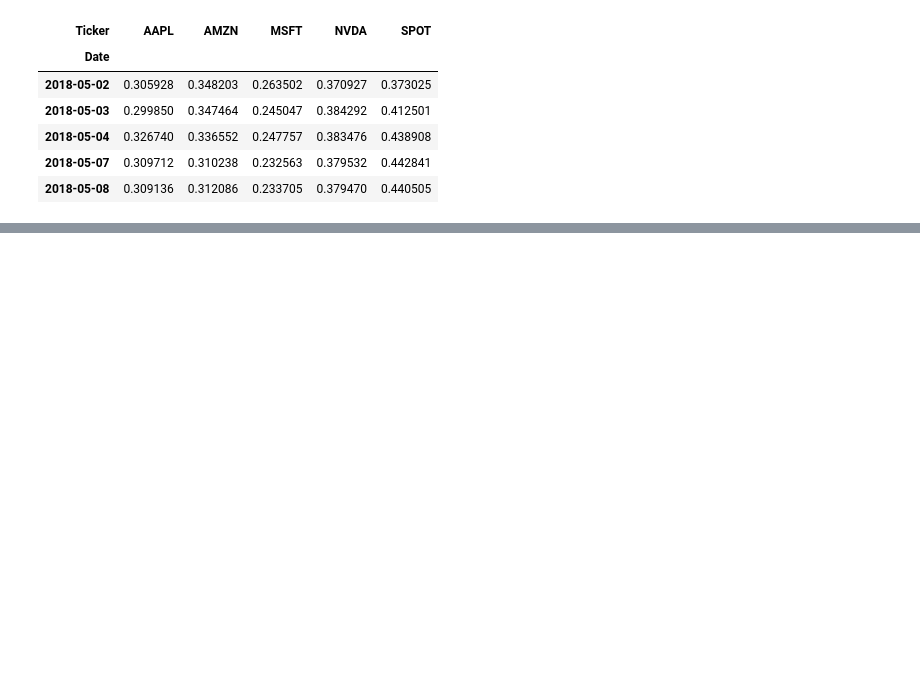
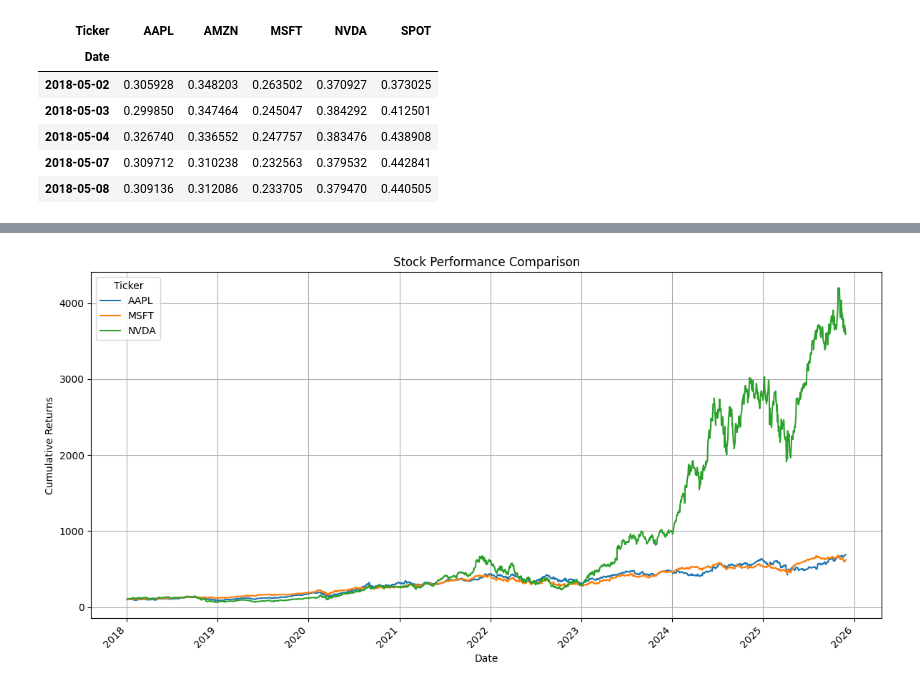
Before and after one commit to arevikosipyan/techquake, a Jupyter notebook: presentation/techquake.ipynb, the cells around one changed output, grey strips where cells are left out. Cells and saved outputs as stored; diff of their text form; code cells hidden in the pictures; blank space fills up the shorter version.

```diff
--- a/presentation/techquake.ipynb
+++ b/presentation/techquake.ipynb
@@ -214,0 +271,11 @@ rolling_volatility.dropna().head()
+# %%
+# Compare cumulative returns for a subset of stocks
+focus_tickers = ["AAPL", "MSFT", "NVDA"]
+
+plot_stock_comparison(
+    cumulative_returns,
+    tickers=focus_tickers,
+    figsize=(12, 6),
+)
+# %% [output]
+[figure, added]
```
Also changed, not shown: parts of 9 cells of this notebook.
